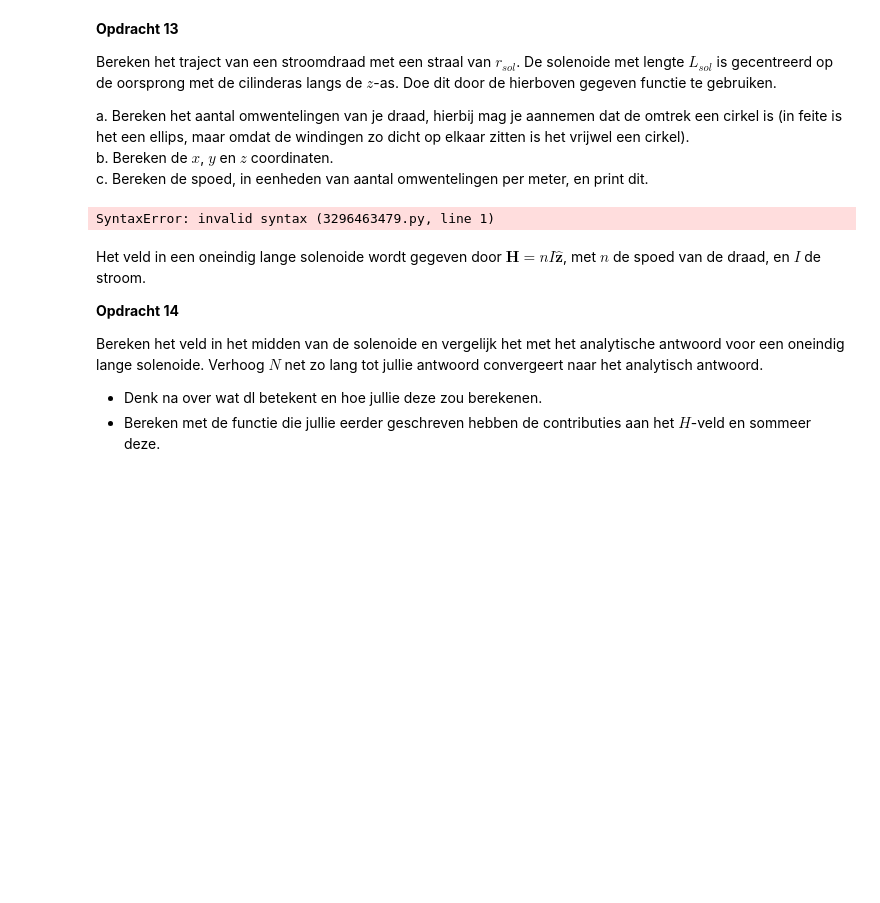
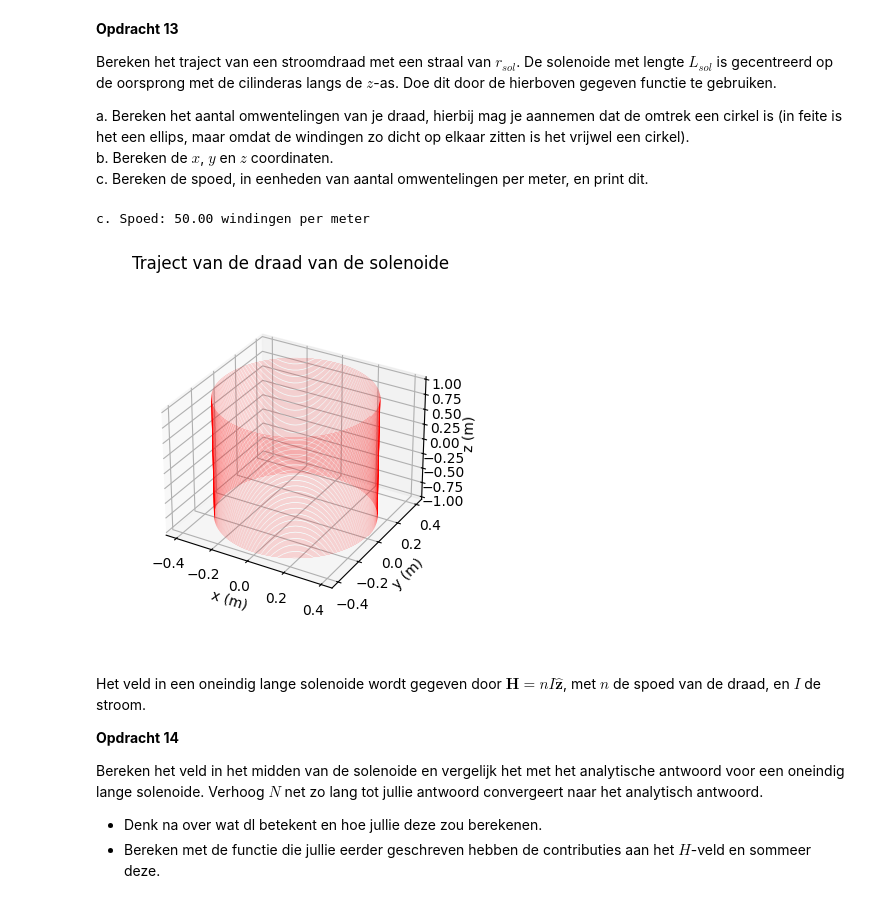
Before and after one commit to OLvanVelze/opdrachten-DEF-D-OVV, a Jupyter notebook: DigitaleOntwerpopdrachten/2KrachtactuatorOpdracht/KrachtactuatorOpdracht.ipynb, the cells around one changed output. Cells and saved outputs as stored; diff of their text form; code cells hidden in the pictures; blank space fills up the shorter version.

```diff
--- a/DigitaleOntwerpopdrachten/2KrachtactuatorOpdracht/KrachtactuatorOpdracht.ipynb
+++ b/DigitaleOntwerpopdrachten/2KrachtactuatorOpdracht/KrachtactuatorOpdracht.ipynb
@@ -338,19 +430,27 @@ a. Bereken het aantal omwentelingen van je draad, hierbij mag je aannemen dat de
 b. Bereken de $x$, $y$ en $z$ coordinaten.\
 c. Bereken de spoed, in eenheden van aantal omwentelingen per meter, en print dit.
 # %%
-l_draad = # Lengte draad
-r_sol = # Straal solenoide
-L_sol = # Lengte solenoide
-N = # Aantal wikkeling
+r_sol = 0.4 # parameter
+L_sol = 2 # parameter
+l_draad =  L_sol * 2 * np.pi * r_sol  # Lengte draad
+N = 100  # parameter
+N_punten = 10000
+
+x, y, z = parametrisatie(N_punten, r_sol, N, L_sol)
+
 
 # Enkele plots
 ax=plt.figure().add_subplot(projection='3d')
 plt.title('Traject van de draad van de solenoide')
 plt.plot(x, y, z, '-r', linewidth=0.1)
 ax.set_box_aspect(aspect=None, zoom=0.8)
 ax.set_xlabel('x (m)'), ax.set_ylabel('y (m)'), ax.set_zlabel('z (m)')
+
+spoed = N / L_sol
+print(f"c. Spoed: {spoed:.2f} windingen per meter")
 # %% [output]
-SyntaxError: invalid syntax (3296463479.py, line 1)
+c. Spoed: 50.00 windingen per meter
+[figure, added]
 # %% [markdown]
 Het veld in een oneindig lange solenoide wordt gegeven door $\mathbf{H} = n I \hat{\mathbf{z}}$, met $n$ de spoed van de draad, en $I$ de stroom.
 
```
Also changed, not shown: parts of 6 cells of this notebook, 1 other file.
